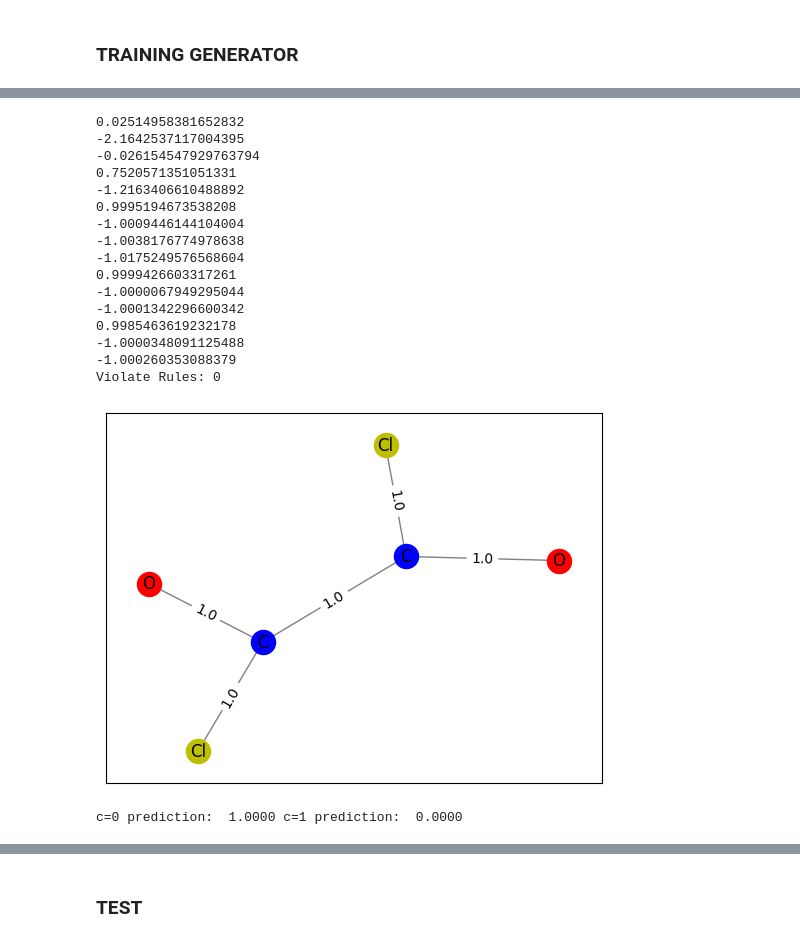
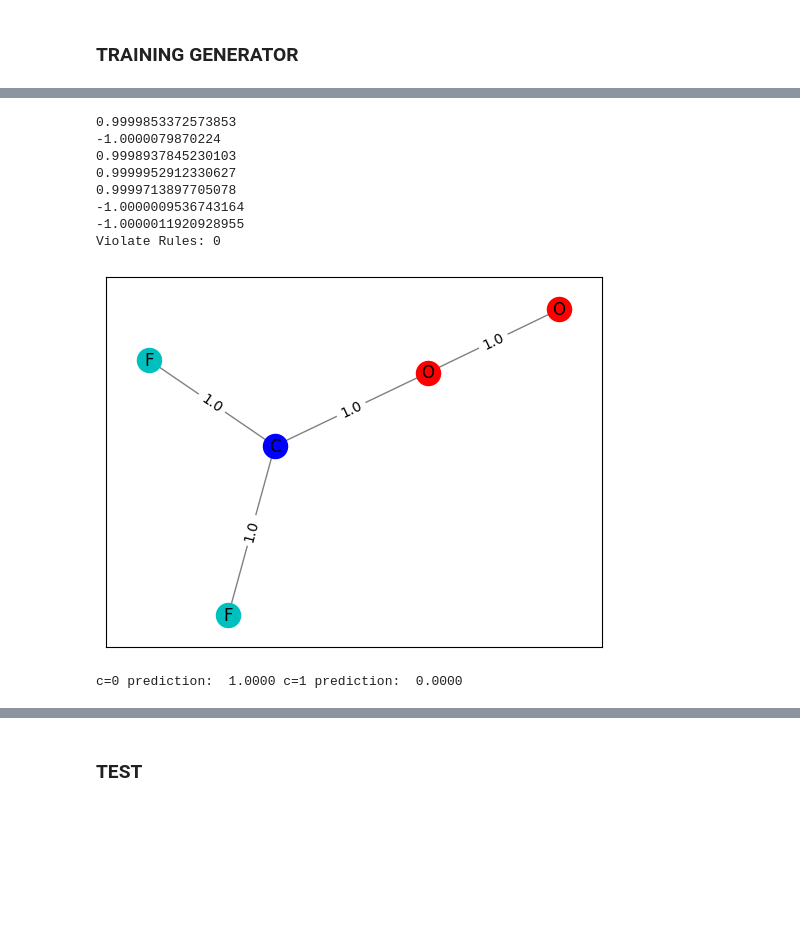
Before and after one commit to alessioborgi/XGNN_GraphGenRL, a Jupyter notebook: X_GNN_MUTAG.ipynb, the cells around one changed output, grey strips where cells are left out. Drawn from its saved outputs; the diff is of its cells as text; code cells hidden in the pictures; blank space fills up the shorter version.

```diff
--- a/X_GNN_MUTAG.ipynb
+++ b/X_GNN_MUTAG.ipynb
@@ -773,14 +783,14 @@ def train_generator(generator, num_episodes=1000, max_gen_step=8, learning_rate=
         for step in range(max_gen_step):
             G = copy.deepcopy(generator.G)
             # Forward pass: Generate the next step in the graph (Gt -> Gt+1)
-            p_start, a_start, p_end, a_end, G_t_1 = generator.forward(G)
+            p_start_logits, a_start, p_end_logits, a_end, G_t_1 = generator.forward(G)
 
             # Calculate the reward for the generated graph G_t+1
             Rt = generator.calculate_reward(G_t_1)
             R_sum += Rt
             count += 1
             # Calculate loss using the reward and generated probabilities
-            loss = generator.calculate_loss(Rt, p_start, a_start, p_end, a_end, G_t_1)
+            loss = generator.calculate_loss(Rt, p_start_logits, a_start, p_end_logits, a_end, G_t_1)
             Loss_sum += loss
 
             # Perform backpropagation and update the generator's parameters
@@ -803,9 +813,9 @@ if __name__ == "__main__":
     # Initialize the Generator with the appropriate parameters
     model_path = './gcn_first.pth'
     candidate_set = ['C.4', 'N.4', 'O.2', 'F.1', 'I.1', 'Cl.1', 'Br.1']
-    g = Generator(model_path=model_path, C=candidate_set, nfeat=8, c=0, start=0, max_nodes = 6)
+    g = Generator(model_path=model_path, C=candidate_set, nfeat=8, c=0, start=0, max_nodes = 5)
 
     # Train the generator
-    train_generator(g, num_episodes=100, max_gen_step= 15, learning_rate=0.01)
+    train_generator(g, num_episodes=100, max_gen_step= 7, learning_rate=0.003)
 # %% [output]
 You are using `torch.load` with `weights_only=False` (the current default value), which uses the default pickle module implicitly. It is possible to construct malicious pickle data which will execute  ...
@@ -835,9 +845,11 @@ def generate_and_draw_graph(generator, candidate_set, max_gen_step=8):
     for _ in range(max_gen_step):
         G = copy.deepcopy(generator.G)
         # Generate the next step in the graph
-        _, _, _, _, G_t_1 = generator(G)
+        _, _, _, e, G_t_1 = generator(G)
         reward = generator.calculate_reward(G_t_1)
         print(reward.item())
+        if e == -1:
+          print('No-Op selected')
         if reward >= 0:
            generator.G = G_t_1
 
@@ -891,25 +903,17 @@ def generate_and_draw_graph(generator, candidate_set, max_gen_step=8):
     preds = torch.nn.functional.softmax(generator.model(G['feat'][:, :-1], G['edge_index']), dim=1)
     print('c=0 prediction: ', f'{preds[0][0].item():.4f}', 'c=1 prediction: ', f'{preds[0][1].item():.4f}')
 # %%
-generate_and_draw_graph(g, candidate_set, max_gen_step=15)
+generate_and_draw_graph(g, candidate_set, max_gen_step=7)
 # %% [output]
-0.02514958381652832
--2.1642537117004395
--0.026154547929763794
-0.7520571351051331
--1.2163406610488892
-0.9995194673538208
--1.0009446144104004
--1.0038176774978638
--1.0175249576568604
-0.9999426603317261
--1.0000067949295044
--1.0001342296600342
-0.9985463619232178
--1.0000348091125488
--1.000260353088379
+0.9999853372573853
+-1.0000079870224
+0.9998937845230103
+0.9999952912330627
+0.9999713897705078
+-1.0000009536743164
+-1.0000011920928955
 Violate Rules: 0
-[figure, old version]
+[figure, new version]
 c=0 prediction:  1.0000 c=1 prediction:  0.0000
 # %%
  print(f"Violate Rules: {g.check_graph_rules(g.G)}")
```
Also changed, not shown: parts of 4 cells of this notebook.
